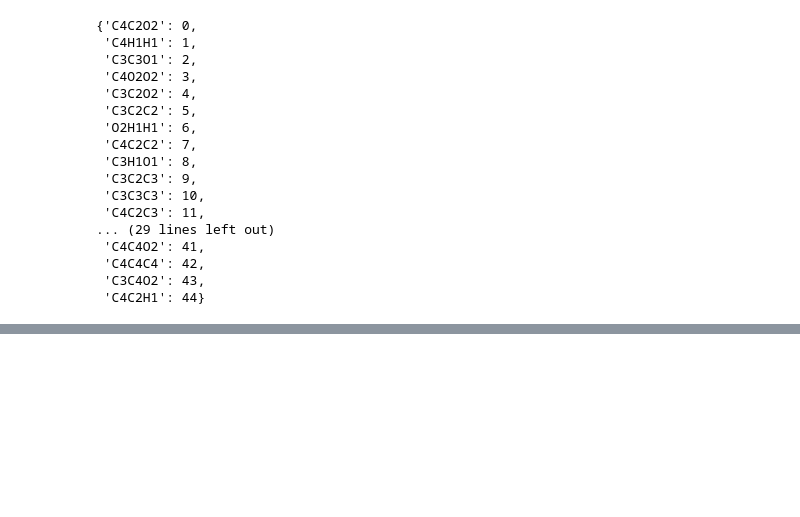
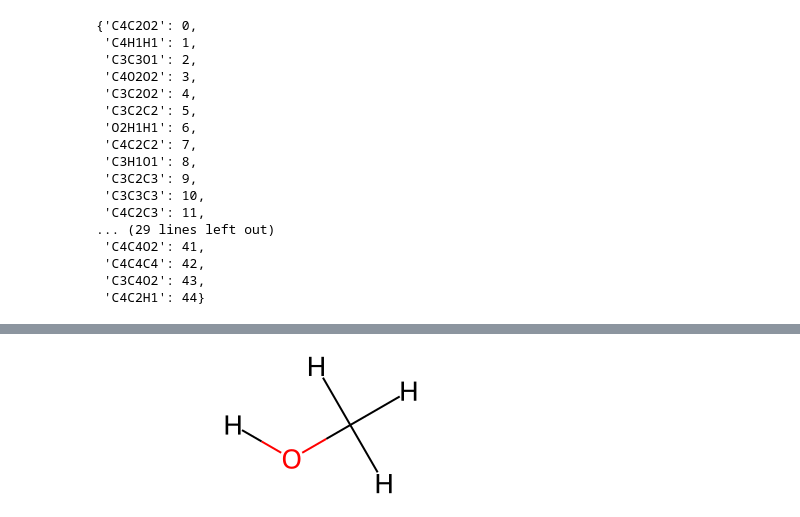
Before and after one commit to Kamesh-K/Motif-Based-Fingerprint, a Jupyter notebook: Fingerprints/HierachialFingerprint_1.ipynb, the cells around one changed output, grey strips where cells are left out. Saved outputs shown, nothing was run; the diff lists cells and outputs as text; code cells hidden in the pictures; blank space fills up the shorter version.

```diff
--- a/Fingerprints/HierachialFingerprint_1.ipynb
+++ b/Fingerprints/HierachialFingerprint_1.ipynb
@@ -363,0 +399,5 @@ pd_fingeprint_3.to_csv("Fingerprint_3.csv",index=False)
+# %%
+m = Chem.AddHs(Chem.MolFromSmiles(structures[5]))
+m
+# %% [output]
+[figure, added]
```
Also changed, not shown: parts of 13 cells of this notebook.
